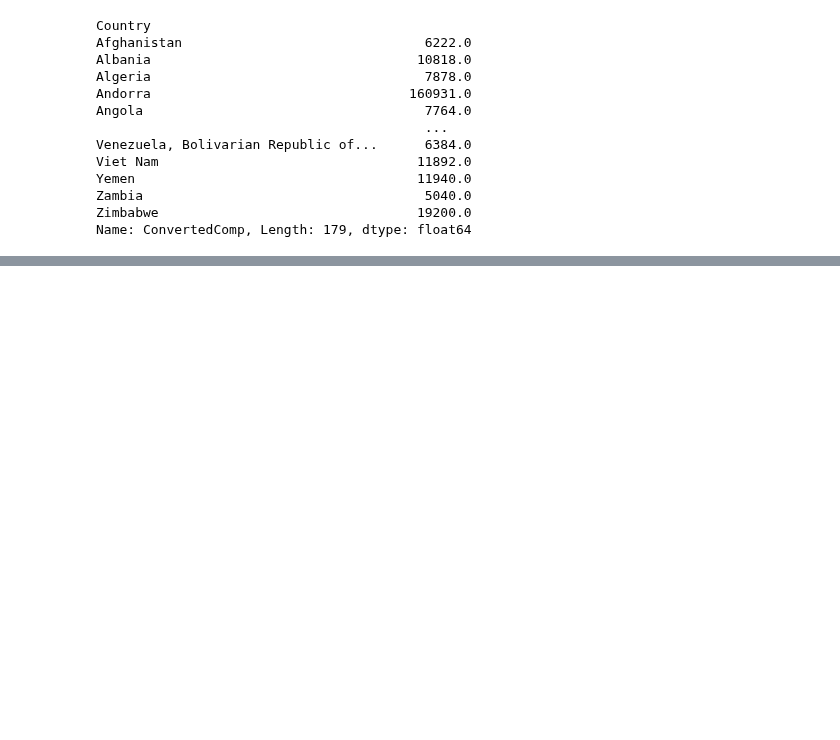
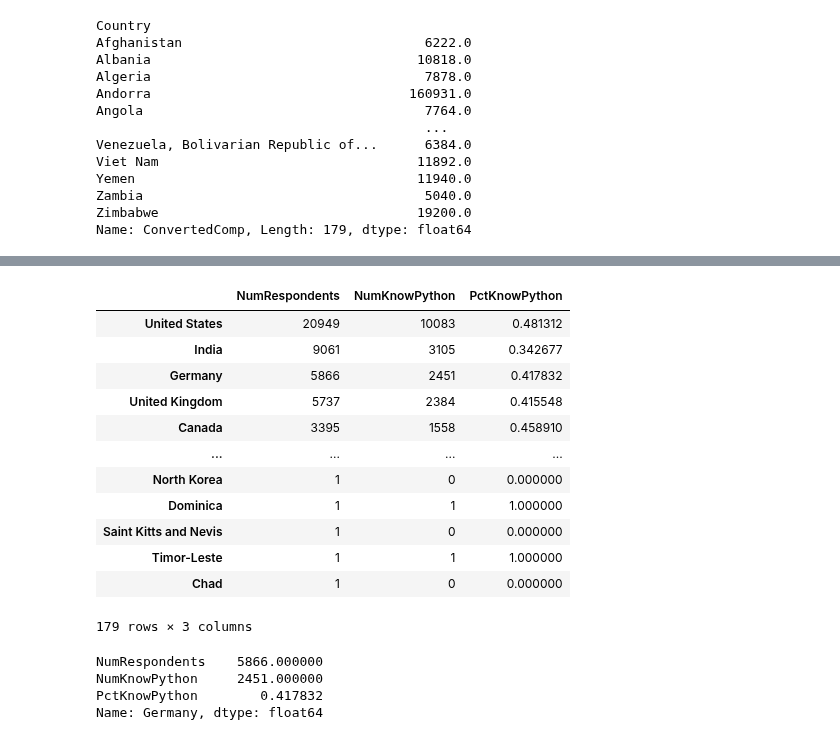
Before and after one commit to Sansub471/DataVisualization, a Jupyter notebook: pandas_classes/pandas_8.ipynb, the cells around one changed output, grey strips where cells are left out. Cells and saved outputs as stored; diff of their text form; code cells hidden in the pictures; blank space fills up the shorter version.

```diff
--- a/pandas_classes/pandas_8.ipynb
+++ b/pandas_classes/pandas_8.ipynb
@@ -285,0 +337,5 @@ country_grp['ConvertedComp'].median().loc['Germancy']
+# %%
+# What percentage of people know python in each country?
+# Typical approach, find the number of respondents from each country
+country_respondents = df['Country'].value_counts()
+country_respondents
@@ -285,0 +355,3 @@ country_grp['ConvertedComp'].median().loc['Germancy']
+# %%
+country_python_use = country_grp['LanguageWorkedWith'].apply(lambda x : x.str.contains('Python').sum())
+country_python_use
@@ -285,0 +372,4 @@ country_grp['ConvertedComp'].median().loc['Germancy']
+# %%
+# Concat these two series to make one data frame
+python_df = pd.concat([country_respondents, country_python_use], axis='columns', sort=False)
+python_df
@@ -285,0 +390,3 @@ country_grp['ConvertedComp'].median().loc['Germancy']
+# %%
+python_df.rename(columns={'Country':'NumRespondents', 'LanguageWorkedWith':'NumKnowPython'}, inplace=True)
+python_df
@@ -285,0 +407,24 @@ country_grp['ConvertedComp'].median().loc['Germancy']
+# %%
+python_df['PctKnowPython'] = python_df['NumKnowPython'] / python_df['NumRespondents']
+python_df
+# %% [output]
+|  | NumRespondents | NumKnowPython | PctKnowPython |
+| United States | 20949 | 10083 | 0.481312 |
+| India | 9061 | 3105 | 0.342677 |
+| Germany | 5866 | 2451 | 0.417832 |
+| United Kingdom | 5737 | 2384 | 0.415548 |
+| Canada | 3395 | 1558 | 0.458910 |
+| ... | ... | ... | ... |
+| North Korea | 1 | 0 | 0.000000 |
+| Dominica | 1 | 1 | 1.000000 |
+| Saint Kitts and Nevis | 1 | 0 | 0.000000 |
+| Timor-Leste | 1 | 1 | 1.000000 |
+| Chad | 1 | 0 | 0.000000 |
+179 rows × 3 columns
+# %%
+python_df.loc['Germany']
+# %% [output]
+NumRespondents    5866.000000
+NumKnowPython     2451.000000
+PctKnowPython        0.417832
+Name: Germany, dtype: float64
```
Also changed, not shown: parts of 9 cells of this notebook.
